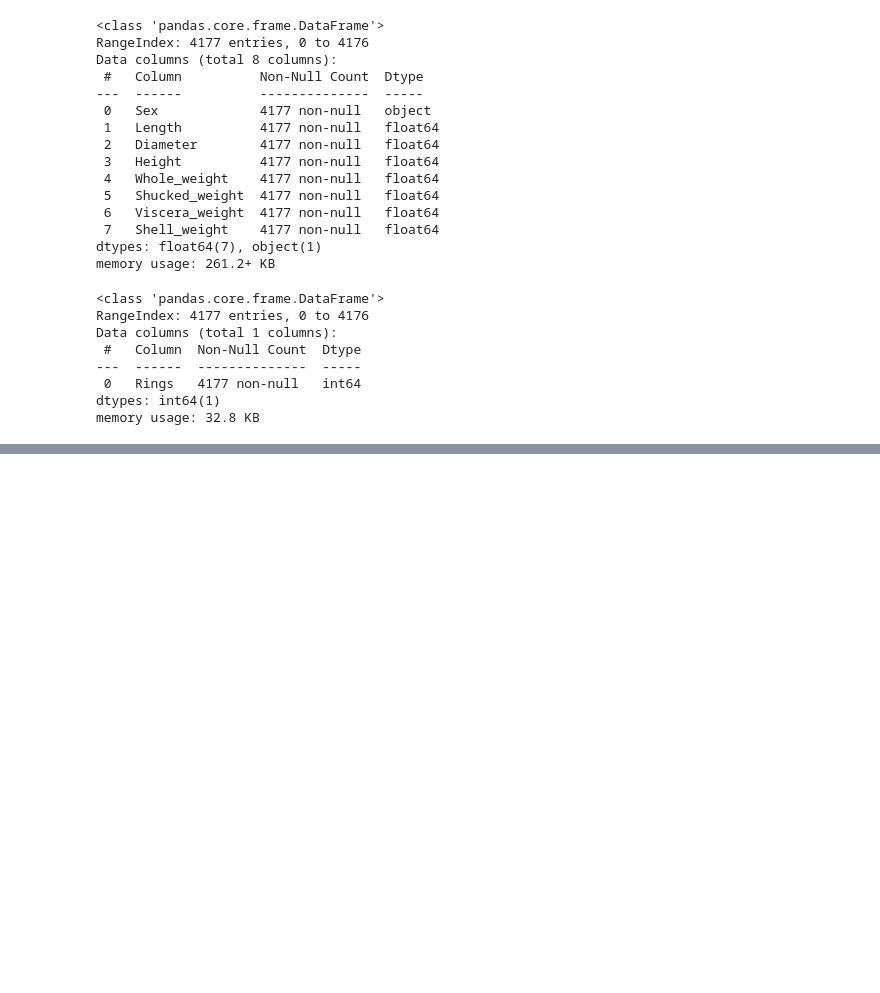
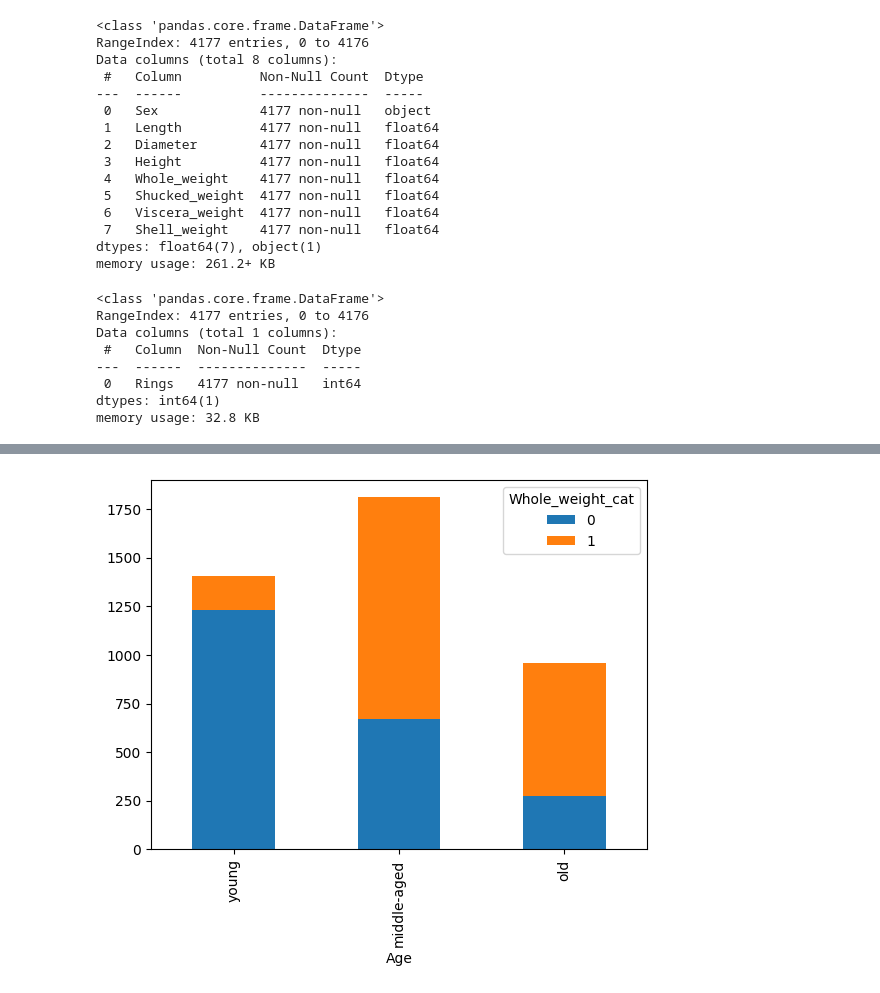
Before and after one commit to tylerscott3/CS290, a Jupyter notebook: AbaloneAge.ipynb, the cells around one changed output, grey strips where cells are left out. Drawn from its saved outputs; the diff is of its cells as text; code cells hidden in the pictures; blank space fills up the shorter version.

```diff
--- a/AbaloneAge.ipynb
+++ b/AbaloneAge.ipynb
@@ -160,2 +82,0 @@ X["Rings"] = (y["Rings"] )
-# %%
-X["height_cat"] = (X["Height"] > 0.13951639932966242)*1
@@ -182,0 +83,3 @@ X.groupby(["Rings","height_cat"]).size().unstack().plot(kind='bar',stacked=True)
+# %%
+df= pd.concat([X,y], axis=1)
+df.head(10)
@@ -182,0 +200,2 @@ X.groupby(["Rings","height_cat"]).size().unstack().plot(kind='bar',stacked=True)
+# %%
+df['Age'] = pd.cut(df['Rings'], bins=[0, 8, 11, np.inf], labels=['young', 'middle-aged', 'old'])
@@ -182,0 +216,2 @@ X.groupby(["Rings","height_cat"]).size().unstack().plot(kind='bar',stacked=True)
+# %%
+df["Whole_weight_cat"] = (df["Whole_weight"] > 0.8287421594445774)*1
@@ -182,0 +235,4 @@ X.groupby(["Rings","height_cat"]).size().unstack().plot(kind='bar',stacked=True)
+# %%
+df.groupby(["Age","Whole_weight_cat"]).size().unstack().plot(kind='bar',stacked=True);
+# %% [output]
+[figure, added]
```
Also changed, not shown: parts of 50 cells of this notebook.
